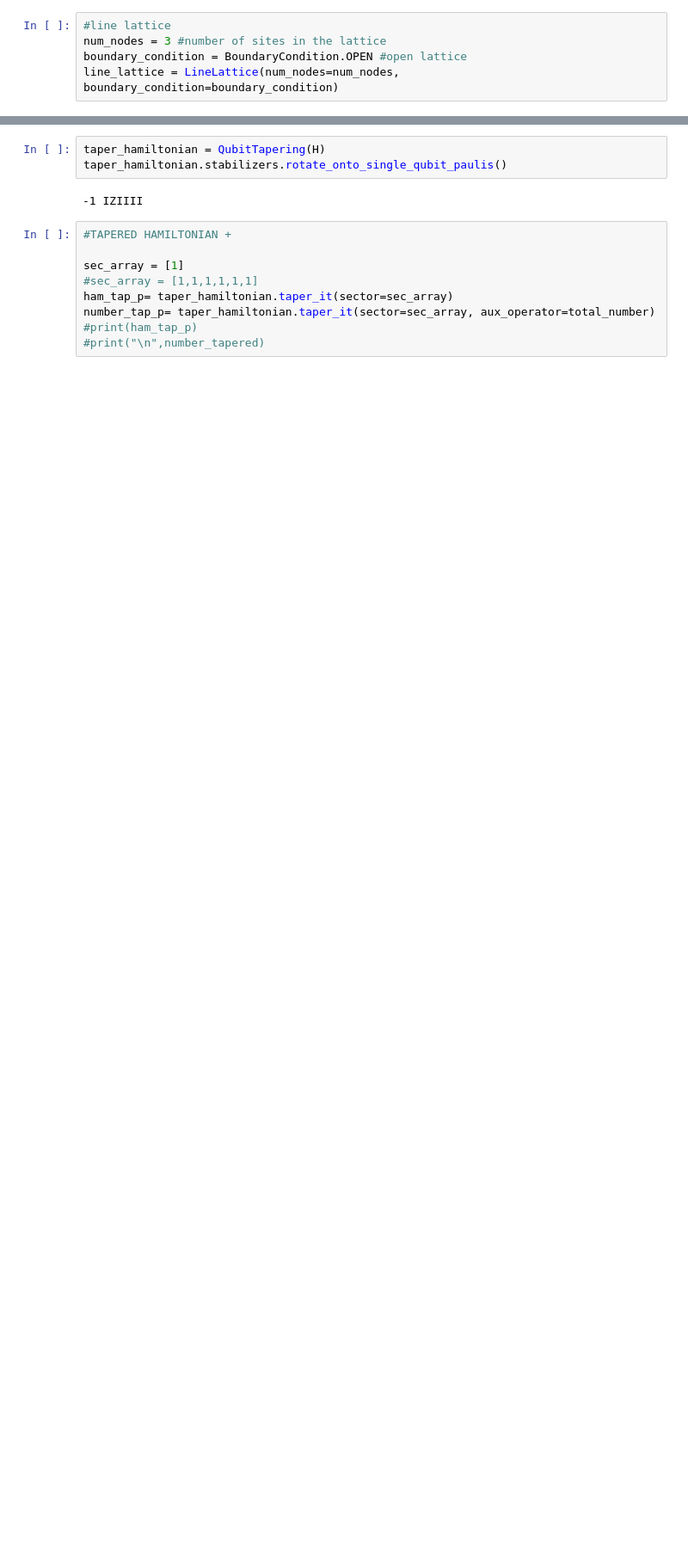
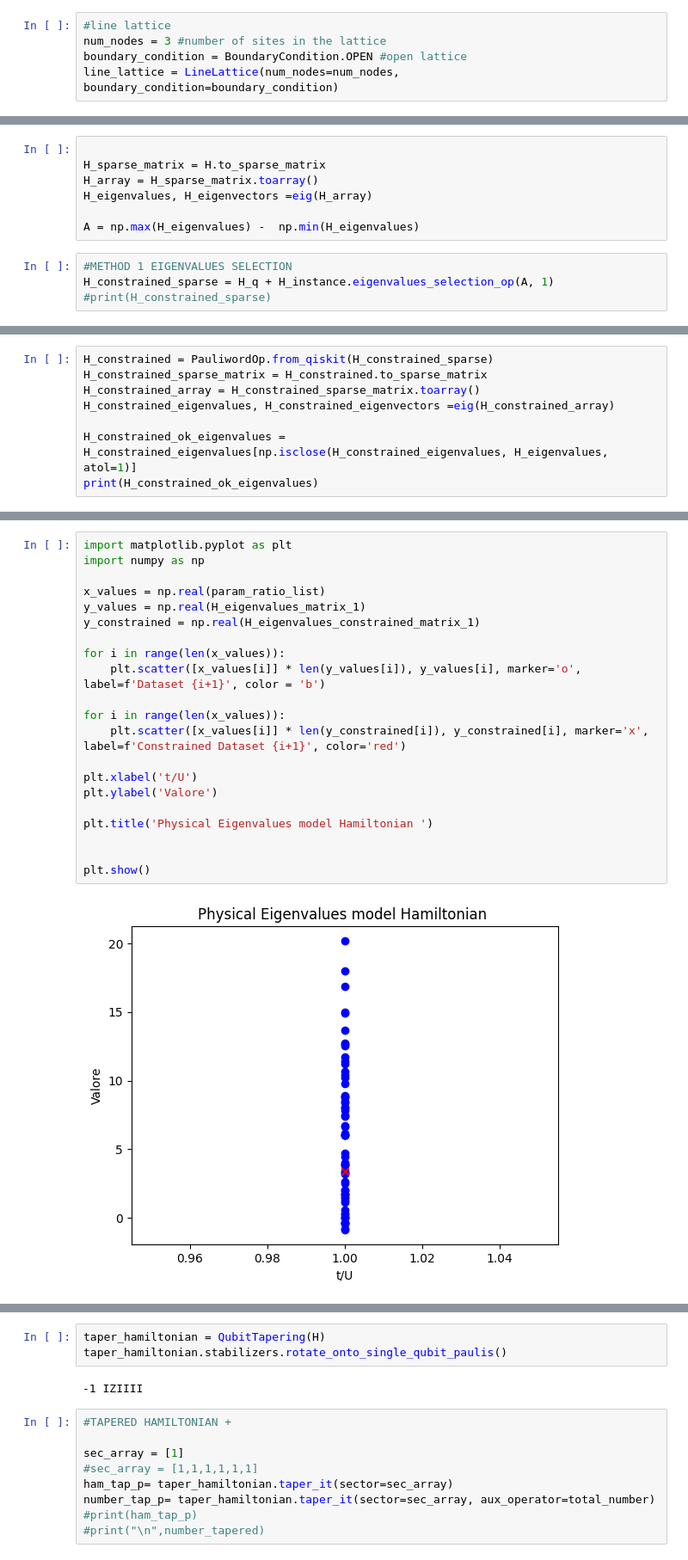
Before and after one commit to qismib/bisqt, a Jupyter notebook: notebooks/Tapering.ipynb, the cells around one changed output, grey strips where cells are left out. Shown at 86% size. Drawn from its saved outputs; the diff is of its cells as text; blank space fills up the shorter version.

```diff
--- a/notebooks/Tapering.ipynb
+++ b/notebooks/Tapering.ipynb
@@ -99,0 +57,11 @@ print(eigenvalues_matrix_init)
+# %%
+
+H_sparse_matrix = H.to_sparse_matrix
+H_array = H_sparse_matrix.toarray()
+H_eigenvalues, H_eigenvectors =eig(H_array)
+
+A = np.max(H_eigenvalues) -  np.min(H_eigenvalues)
+# %%
+#METHOD 1 EIGENVALUES SELECTION
+H_constrained_sparse = H_q + H_instance.eigenvalues_selection_op(A, 1)
+#print(H_constrained_sparse)
@@ -99,0 +70,8 @@ print(eigenvalues_matrix_init)
+# %%
+H_constrained = PauliwordOp.from_qiskit(H_constrained_sparse)
+H_constrained_sparse_matrix = H_constrained.to_sparse_matrix
+H_constrained_array = H_constrained_sparse_matrix.toarray()
+H_constrained_eigenvalues, H_constrained_eigenvectors =eig(H_constrained_array)
+
+H_constrained_ok_eigenvalues = H_constrained_eigenvalues[np.isclose(H_constrained_eigenvalues, H_eigenvalues, atol=1)]
+print(H_constrained_ok_eigenvalues)
@@ -99,0 +86,23 @@ print(eigenvalues_matrix_init)
+# %%
+import matplotlib.pyplot as plt
+import numpy as np
+
+x_values = np.real(param_ratio_list)
+y_values = np.real(H_eigenvalues_matrix_1)
+y_constrained = np.real(H_eigenvalues_constrained_matrix_1)
+
+for i in range(len(x_values)):
+    plt.scatter([x_values[i]] * len(y_values[i]), y_values[i], marker='o', label=f'Dataset {i+1}', color = 'b')
+
+for i in range(len(x_values)):
+    plt.scatter([x_values[i]] * len(y_constrained[i]), y_constrained[i], marker='x', label=f'Constrained Dataset {i+1}', color='red')
+
+plt.xlabel('t/U')
+plt.ylabel('Valore')
+
+plt.title('Physical Eigenvalues model Hamiltonian ')
+
+
+plt.show()
+# %% [output]
+[figure, added]
```
Also changed, not shown: parts of 17 cells of this notebook.
